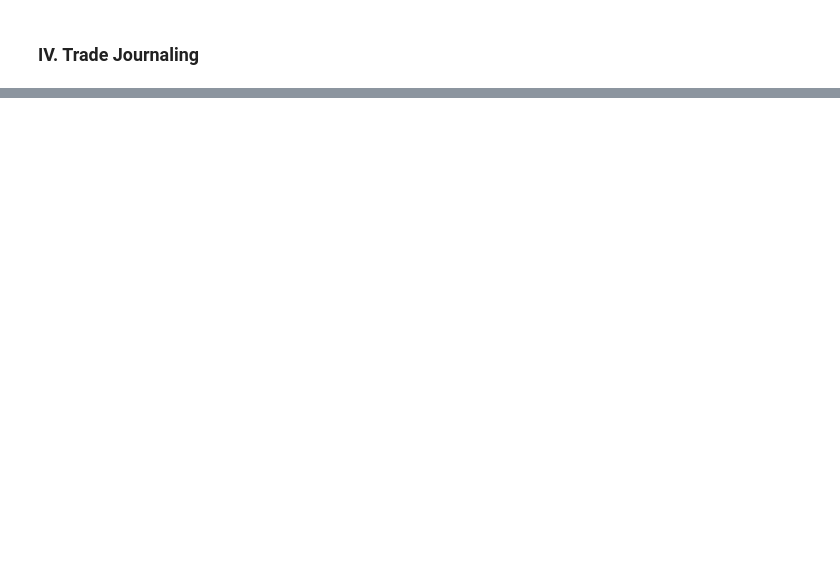
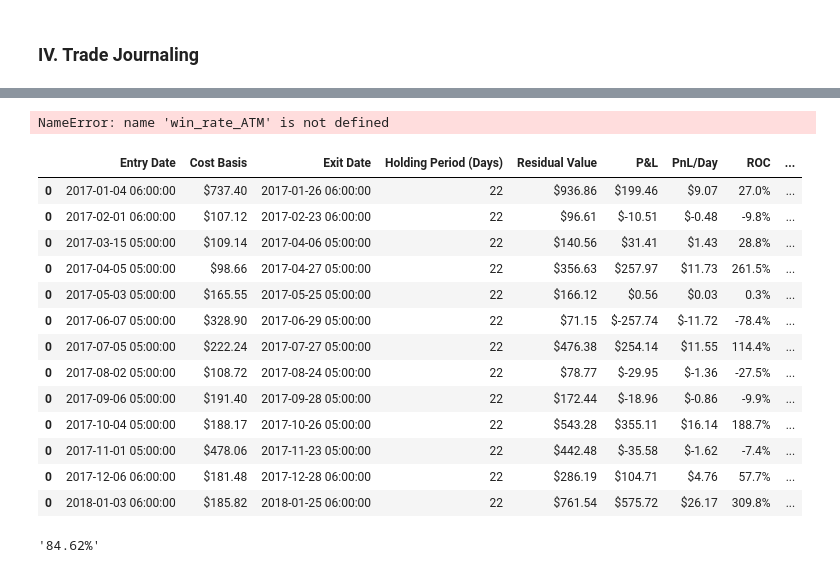
Before and after one commit to chen-albert-liang/Optegic, a Jupyter notebook: BullishStrategy/Long Call Option.ipynb, the cells around one changed output, grey strips where cells are left out. Drawn from its saved outputs; the diff is of its cells as text; code cells hidden in the pictures; blank space fills up the shorter version.

```diff
--- a/BullishStrategy/Long Call Option.ipynb
+++ b/BullishStrategy/Long Call Option.ipynb
@@ -104,0 +184,25 @@ payoff_calc.strategy_summary
+# %%
+win_rate_ATM
+# %% [output]
+NameError: name 'win_rate_ATM' is not defined
+# %%
+strategy_performance_ATM
+# %% [output]
+|  | Entry Date | Cost Basis | Exit Date | Holding Period (Days) | Residual Value | P&L | PnL/Day | ROC | ... |
+| 0 | 2017-01-04 06:00:00 | $737.40 | 2017-01-26 06:00:00 | 22 | $936.86 | $199.46 | $9.07 | 27.0% | ... |
+| 0 | 2017-02-01 06:00:00 | $107.12 | 2017-02-23 06:00:00 | 22 | $96.61 | $-10.51 | $-0.48 | -9.8% | ... |
+| 0 | 2017-03-15 05:00:00 | $109.14 | 2017-04-06 05:00:00 | 22 | $140.56 | $31.41 | $1.43 | 28.8% | ... |
+| 0 | 2017-04-05 05:00:00 | $98.66 | 2017-04-27 05:00:00 | 22 | $356.63 | $257.97 | $11.73 | 261.5% | ... |
+| 0 | 2017-05-03 05:00:00 | $165.55 | 2017-05-25 05:00:00 | 22 | $166.12 | $0.56 | $0.03 | 0.3% | ... |
+| 0 | 2017-06-07 05:00:00 | $328.90 | 2017-06-29 05:00:00 | 22 | $71.15 | $-257.74 | $-11.72 | -78.4% | ... |
+| 0 | 2017-07-05 05:00:00 | $222.24 | 2017-07-27 05:00:00 | 22 | $476.38 | $254.14 | $11.55 | 114.4% | ... |
+| 0 | 2017-08-02 05:00:00 | $108.72 | 2017-08-24 05:00:00 | 22 | $78.77 | $-29.95 | $-1.36 | -27.5% | ... |
+| 0 | 2017-09-06 05:00:00 | $191.40 | 2017-09-28 05:00:00 | 22 | $172.44 | $-18.96 | $-0.86 | -9.9% | ... |
+| 0 | 2017-10-04 05:00:00 | $188.17 | 2017-10-26 05:00:00 | 22 | $543.28 | $355.11 | $16.14 | 188.7% | ... |
+| 0 | 2017-11-01 05:00:00 | $478.06 | 2017-11-23 05:00:00 | 22 | $442.48 | $-35.58 | $-1.62 | -7.4% | ... |
+| 0 | 2017-12-06 06:00:00 | $181.48 | 2017-12-28 06:00:00 | 22 | $286.19 | $104.71 | $4.76 | 57.7% | ... |
+| 0 | 2018-01-03 06:00:00 | $185.82 | 2018-01-25 06:00:00 | 22 | $761.54 | $575.72 | $26.17 | 309.8% | ... |
+# %%
+win_rate
+# %% [output]
+'84.62%'
```
Also changed, not shown: parts of 25 cells of this notebook, 6 other files.
